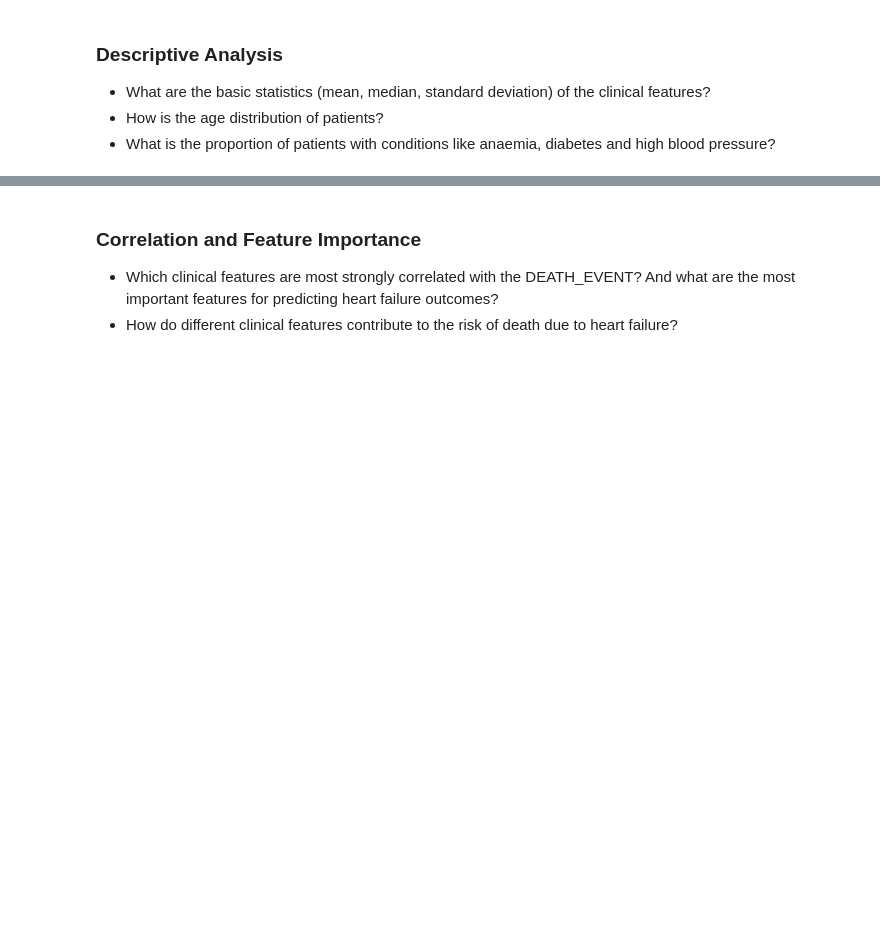
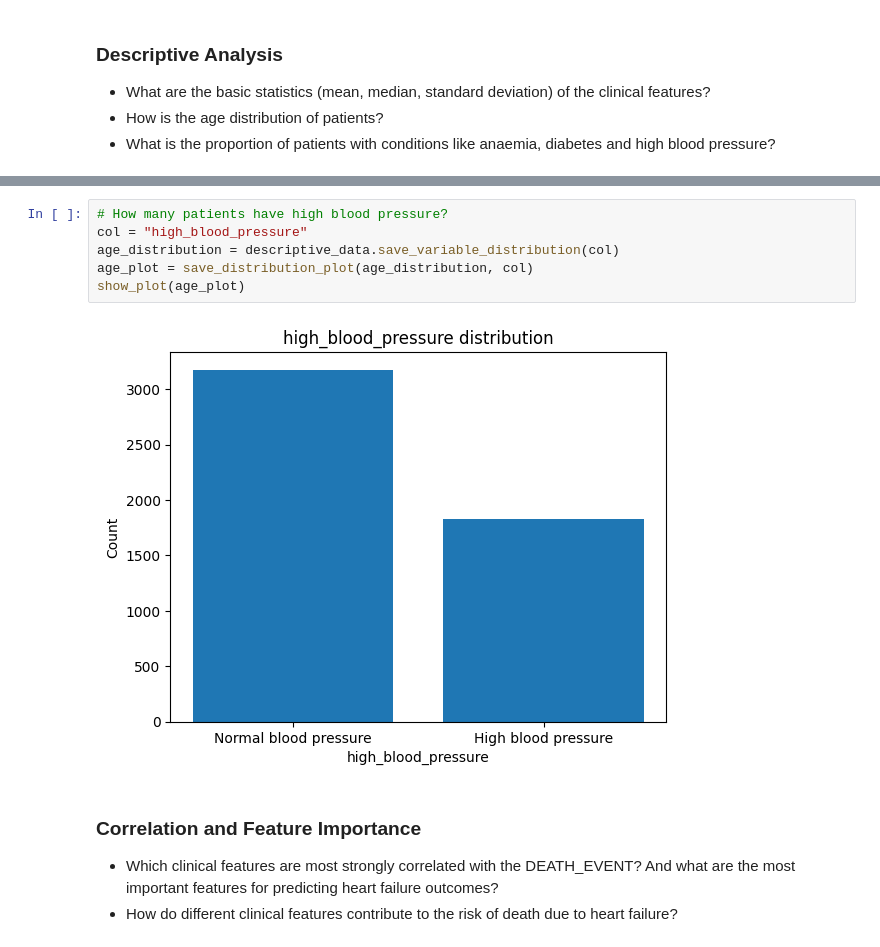
Before and after one commit to HeartPredict/HeartPredict, a Jupyter notebook: notebook/heart_predict.ipynb, the cells around one changed output, grey strips where cells are left out. Saved outputs shown, nothing was run; the diff lists cells and outputs as text; blank space fills up the shorter version.

```diff
--- a/notebook/heart_predict.ipynb
+++ b/notebook/heart_predict.ipynb
@@ -33,3 +66,11 @@ ml_data = MLData(project_data, 0.2, seed)
+# %%
+# How many patients have high blood pressure?
+col = "high_blood_pressure"
+age_distribution = descriptive_data.save_variable_distribution(col)
+age_plot = save_distribution_plot(age_distribution, col)
+show_plot(age_plot)
+# %% [output]
+[figure, added]
 # %% [markdown]
 ### Correlation and Feature Importance
 
```
Also changed, not shown: parts of 5 cells of this notebook.
